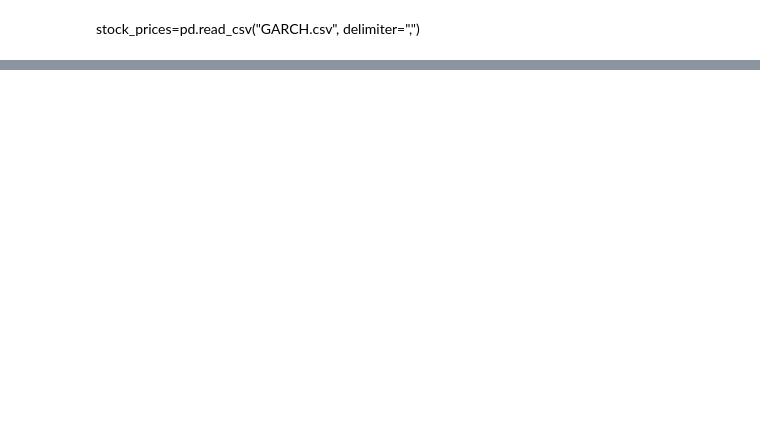
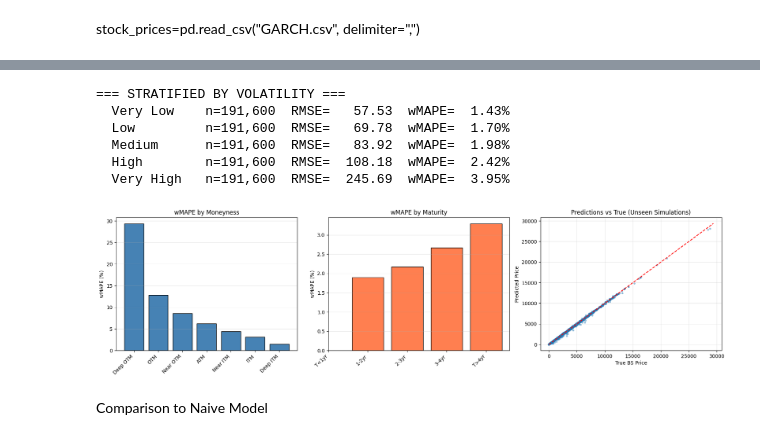
Before and after one commit to BransonWitt/2026PractitionerChallenge, a Jupyter notebook: LSTM code.ipynb, the cells around one changed output, grey strips where cells are left out. Drawn from its saved outputs; the diff is of its cells as text; code cells hidden in the pictures; blank space fills up the shorter version.

```diff
--- a/LSTM code.ipynb
+++ b/LSTM code.ipynb
@@ -82,0 +73,3 @@ df.head()
+# %%
+df['bs_price_lag'] = df.groupby('simulation')['bs_price'].shift(1)
+df = df.dropna(subset=['bs_price_lag']).reset_index(drop=True)
@@ -271,6 +441,6 @@ df_small.shape
 # %%
 model, hist, met, scalers = train_lstm(
     df_small, hidden=64, layers=2, fc=(32,),
-    bs=512, lr=1e-3, epochs=3,patience=5,
+    bs=256, lr=1e-3, epochs=50,patience=10,
     save_dir='lstm_test', cache='seq_test')
 # %% [output]
@@ -324,0 +626,66 @@ def grid_search(df, grid, subset=1000, save_dir='grid'):
+# %%
+# ── 5. Stratified by volatility ──
+test_df['vol_bucket'] = pd.qcut(test_df['sigma'], q=5,
+                                 labels=['Very Low', 'Low', 'Medium', 'High', 'Very High'],
+                                 duplicates='drop')
+
+print("\n=== STRATIFIED BY VOLATILITY ===")
+for label in ['Very Low', 'Low', 'Medium', 'High', 'Very High']:
+    sub = test_df[test_df['vol_bucket'] == label]
+    if len(sub) == 0:
+        continue
+    rmse = np.sqrt(np.mean(sub['error']**2))
+    wmape = sub['abs_error'].sum() / sub['y_true'].abs().sum() * 100
+    print(f"  {label:10s}  n={len(sub):>7,}  RMSE={rmse:>8.2f}  wMAPE={wmape:>6.2f}%")
+# %% [output]
+=== STRATIFIED BY VOLATILITY ===
+  Very Low    n=191,600  RMSE=   57.53  wMAPE=  1.43%
+  Low         n=191,600  RMSE=   69.78  wMAPE=  1.70%
+  Medium      n=191,600  RMSE=   83.92  wMAPE=  1.98%
+  High        n=191,600  RMSE=  108.18  wMAPE=  2.42%
+  Very High   n=191,600  RMSE=  245.69  wMAPE=  3.95%
+# %%
+# ── 6. Plots ──
+import matplotlib.pyplot as plt
+
+fig, axes = plt.subplots(1, 3, figsize=(18, 5))
+
+# Moneyness bar chart
+money_data = test_df.groupby('m_bucket').apply(
+    lambda x: x['abs_error'].sum() / x['y_true'].abs().sum() * 100
+)
+axes[0].bar(range(len(money_data)), money_data.values, color='steelblue', edgecolor='black')
+axes[0].set_xticks(range(len(money_data)))
+axes[0].set_xticklabels(money_data.index, rotation=45, ha='right')
+axes[0].set_ylabel('wMAPE (%)')
+axes[0].set_title('wMAPE by Moneyness')
+axes[0].grid(axis='y', alpha=0.3)
+
+# Maturity bar chart
+mat_data = test_df.groupby('t_bucket').apply(
+    lambda x: x['abs_error'].sum() / x['y_true'].abs().sum() * 100
+)
+axes[1].bar(range(len(mat_data)), mat_data.values, color='coral', edgecolor='black')
+axes[1].set_xticks(range(len(mat_data)))
+axes[1].set_xticklabels(mat_data.index, rotation=45, ha='right')
+axes[1].set_ylabel('wMAPE (%)')
+axes[1].set_title('wMAPE by Maturity')
+axes[1].grid(axis='y', alpha=0.3)
+
+# Pred vs True scatter
+idx = np.random.choice(len(test_df), min(2000, len(test_df)), replace=False)
+axes[2].scatter(test_df['y_true'].iloc[idx], test_df['y_pred'].iloc[idx], s=8, alpha=0.4)
+axes[2].plot([test_df['y_true'].min(), test_df['y_true'].max()],
+             [test_df['y_true'].min(), test_df['y_true'].max()], 'r--')
+axes[2].set_xlabel('True BS Price')
+axes[2].set_ylabel('Predicted Price')
+axes[2].set_title('Predictions vs True (Unseen Simulations)')
+axes[2].grid(alpha=0.3)
+
+plt.tight_layout()
+plt.savefig('/content/drive/MyDrive/sensitivity_results/stratified_unseen.png', dpi=150)
+plt.show()
+# %% [output]
+[figure, added]
+# %% [markdown]
+Comparison to Naive Model
```
Also changed, not shown: parts of 45 cells of this notebook.
